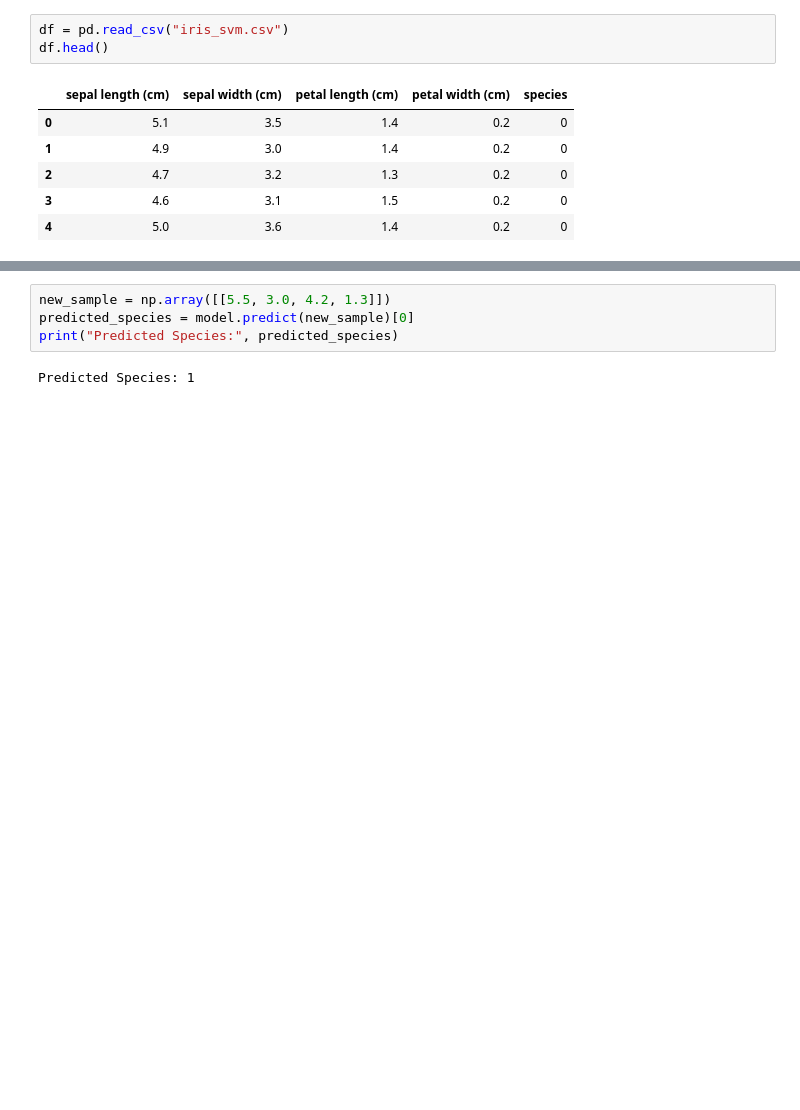
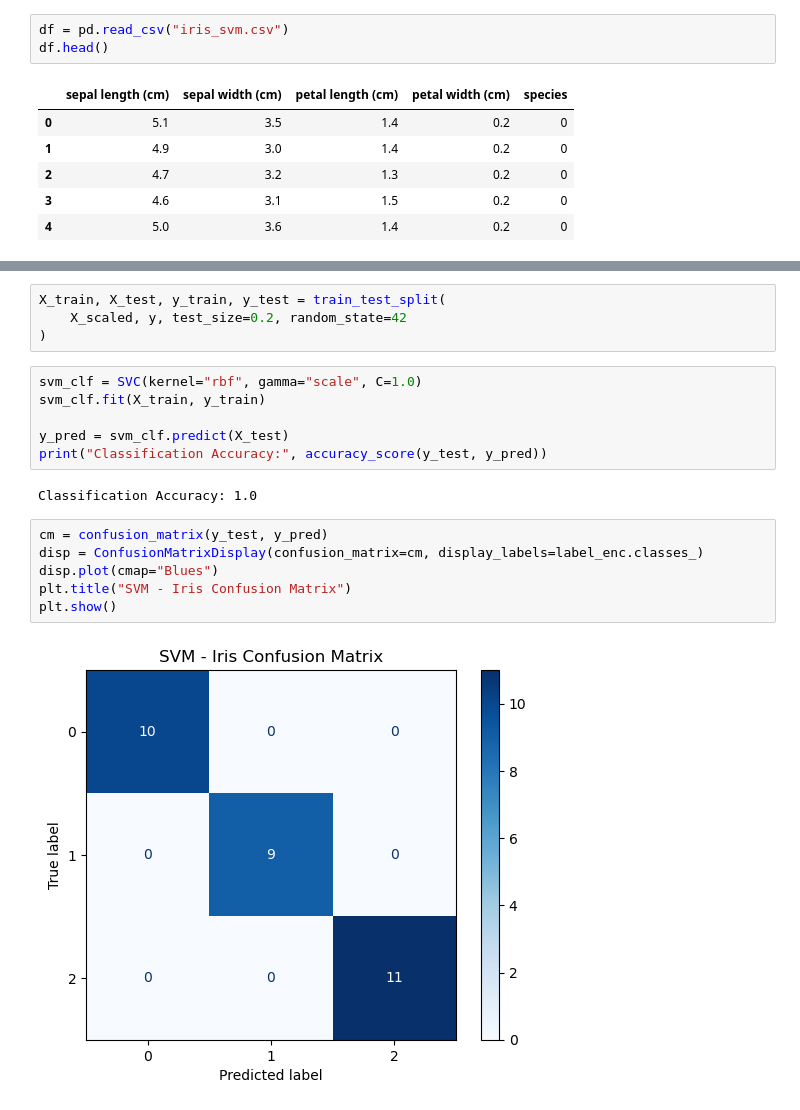
Before and after one commit to Varun072006/Iris-flower-classification, a Jupyter notebook: Task.ipynb, the cells around one changed output, grey strips where cells are left out. Drawn from its saved outputs; the diff is of its cells as text; blank space fills up the shorter version.

```diff
--- a/Task.ipynb
+++ b/Task.ipynb
@@ -41,6 +76,20 @@ plt.show()
 # %%
-new_sample = np.array([[5.5, 3.0, 4.2, 1.3]])
-predicted_species = model.predict(new_sample)[0]
-print("Predicted Species:", predicted_species)
+X_train, X_test, y_train, y_test = train_test_split(
+    X_scaled, y, test_size=0.2, random_state=42
+)
-# %% [output]
-Predicted Species: 1
+# %%
+svm_clf = SVC(kernel="rbf", gamma="scale", C=1.0)
+svm_clf.fit(X_train, y_train)
+
+y_pred = svm_clf.predict(X_test)
+print("Classification Accuracy:", accuracy_score(y_test, y_pred))
+# %% [output]
+Classification Accuracy: 1.0
+# %%
+cm = confusion_matrix(y_test, y_pred)
+disp = ConfusionMatrixDisplay(confusion_matrix=cm, display_labels=label_enc.classes_)
+disp.plot(cmap="Blues")
+plt.title("SVM - Iris Confusion Matrix")
+plt.show()
+# %% [output]
+[figure, added]
```
Also changed, not shown: parts of 13 cells of this notebook, 8 other files.
